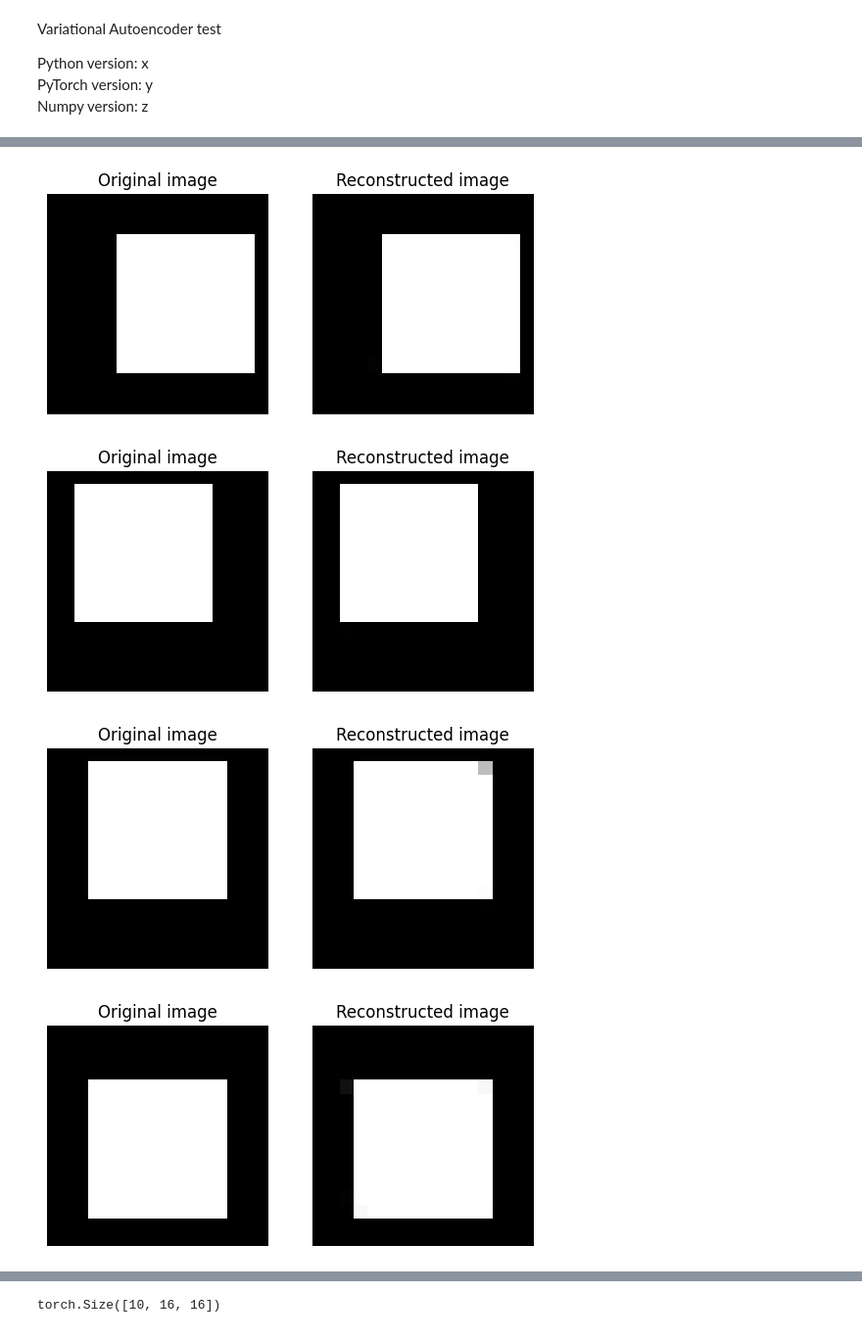
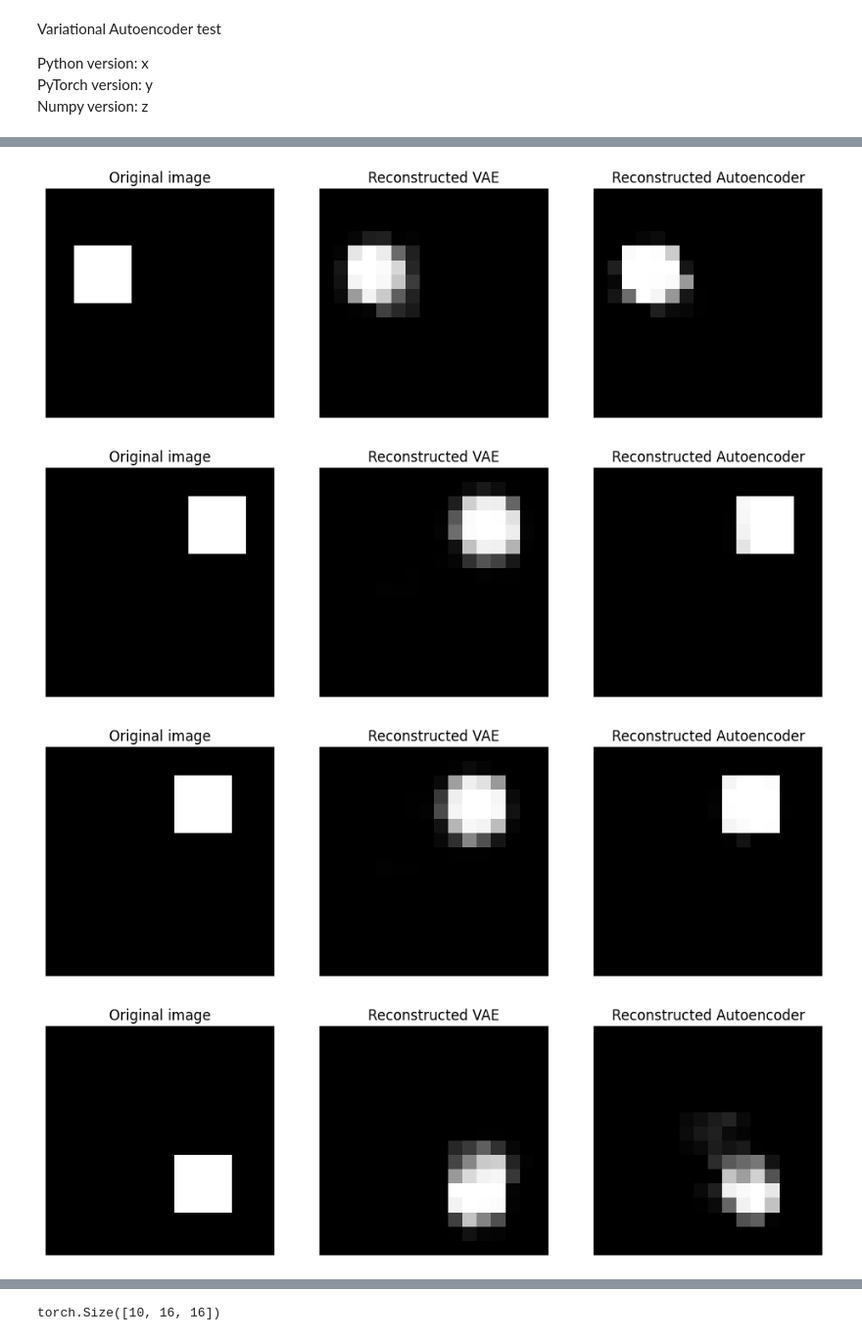
Before and after one commit to MattiGiamatti/vae, a Jupyter notebook: vae.ipynb, the cells around one changed output, grey strips where cells are left out. Shown at 98% size. Drawn from its saved outputs; the diff is of its cells as text; code cells hidden in the pictures.

Commit message:
Added a standard autoencoder.

```diff
--- a/vae.ipynb
+++ b/vae.ipynb
@@ -104,7 +133,8 @@ class Decoder(torch.nn.Module):
         self.output_dimension = output_dimension
 
         self.fc0 = torch.nn.Linear(latent_dimension, hidden_dimension)
-        self.fc1 = torch.nn.Linear(hidden_dimension, hidden_dimension)
+
+        #self.fc1 = torch.nn.Linear(hidden_dimension, hidden_dimension)
         self.output = torch.nn.Linear(hidden_dimension, output_dimension)
 
         self.lrelu = torch.nn.LeakyReLU(0.2)
@@ -113,9 +143,6 @@ class Decoder(torch.nn.Module):
         t = self.fc0(data)
         t = self.lrelu(t)
 
-        t = self.fc1(t)
-        t = self.lrelu(t)
-
         t = torch.sigmoid(self.output(t))
 
         return t
@@ -194,36 +249,49 @@ epoch 49  loss: 35051.043102264404
 # %%
 # Visualize
 
 vae.eval()
 
 for data in dataloader_testing:
     data = data.view(batch_size, image_vector_dim)
 
     data=data.to(DEVICE)
 
-    data_, mean, variance = vae(data)
-    data_ = data_.view(batch_size, image_size[0], image_size[1])
+    data_vae, mean, variance = vae(data)
+    data_sae                 = sae(data)
+
+
     data = data.view(batch_size, image_size[0], image_size[1])
+    data_vae = data_vae.view(batch_size, image_size[0], image_size[1])
+    data_sae = data_sae.view(batch_size, image_size[0], image_size[1])
+
+
     for i in range(batch_size):
         im0 = data[i]
         im0_np = im0.cpu().detach().numpy()
-        im1 = data_[i]
+        im1 = data_vae[i]
         im1_np = im1.cpu().detach().numpy()
+        im2 = data_sae[i]
+        im2_np = im2.cpu().detach().numpy()
 
-        plt.subplot(1,2,1)
+        plt.figure(figsize=(12,6))
+        plt.subplot(1,3,1)
         plt.imshow(im0_np, cmap='gray')
         plt.axis('off')
         plt.title('Original image')
-        plt.subplot(1,2,2)
+        plt.subplot(1,3,2)
         plt.imshow(im1_np, cmap='gray')
         plt.axis('off')
-        plt.title('Reconstructed image')
+        plt.title('Reconstructed VAE')
+        plt.subplot(1,3,3)
+        plt.imshow(im2_np, cmap='gray')
+        plt.axis('off')
+        plt.title('Reconstructed Autoencoder')
 
         plt.show()
     print(data_.shape)
     break
 # %% [output]
-[figure, old version]
+[figure, new version]
-[figure, old version]
+[figure, new version]
-[figure, old version]
+[figure, new version]
-[figure, old version]
+[figure, new version]
```
Also changed, not shown: parts of 4 cells of this notebook.
